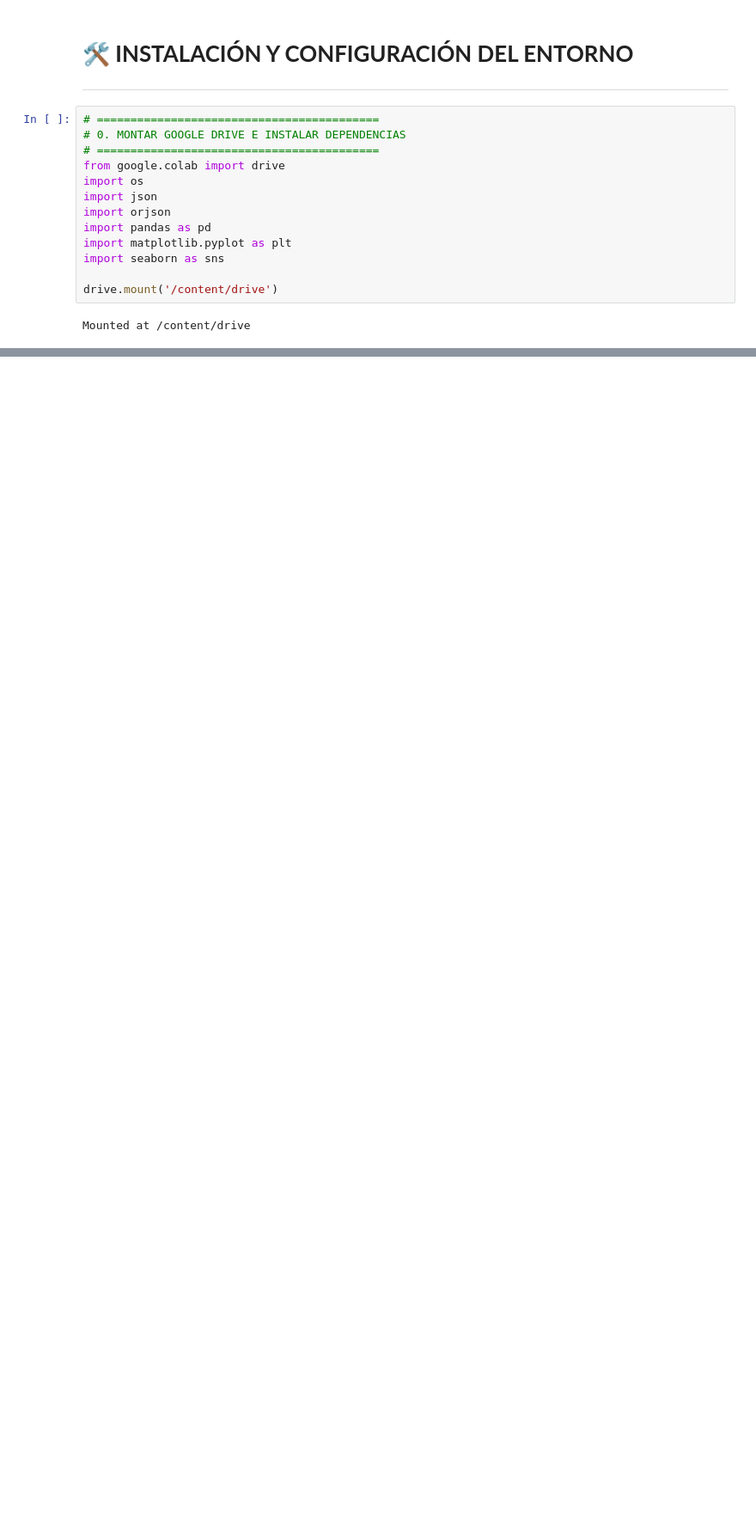
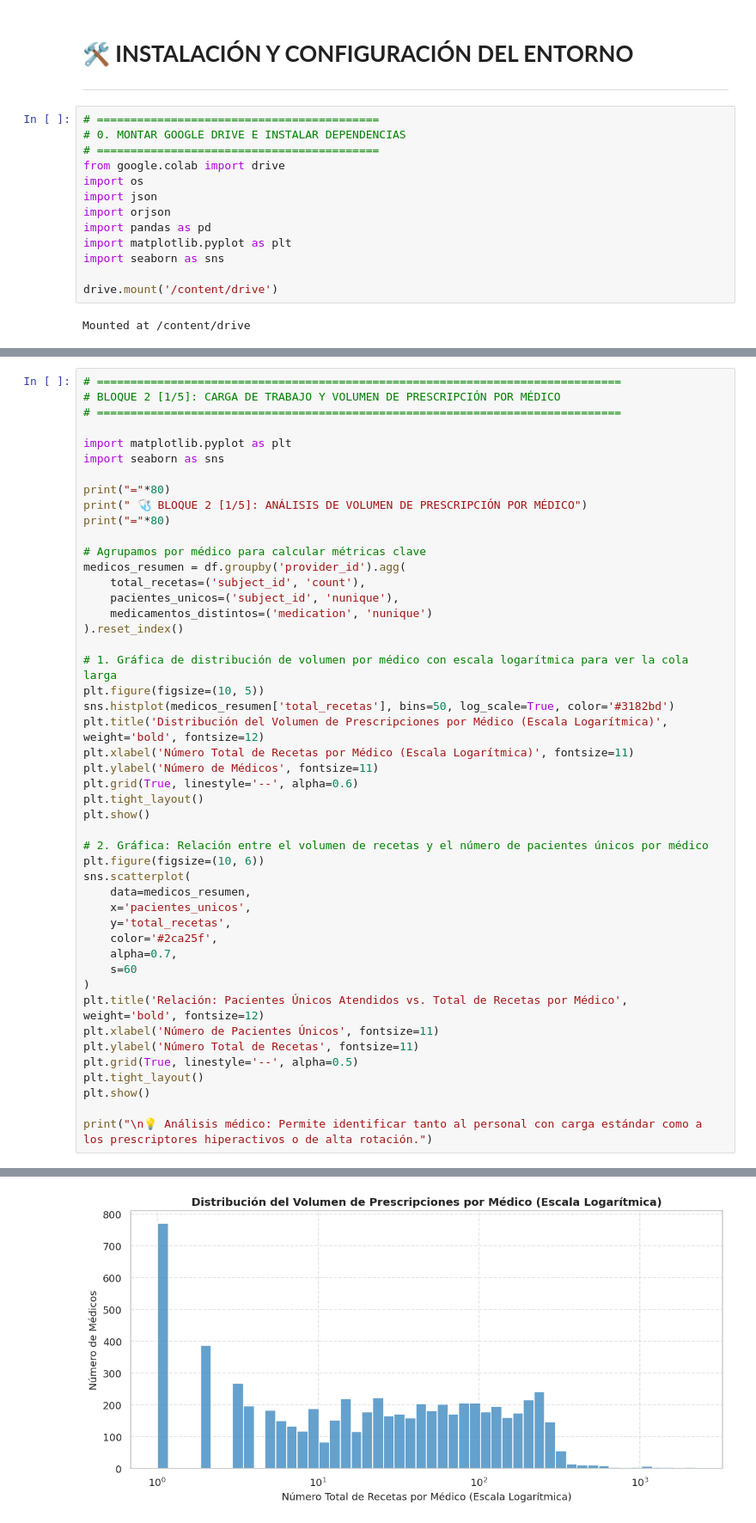
Before and after one commit to antoniojoseom/fhir-fraud-detection-ai, a Jupyter notebook: notebooks/eda_analysis.ipynb, the cells around one changed output, grey strips where cells are left out. Shown at 86% size. Saved outputs shown, nothing was run; the diff lists cells and outputs as text; blank space fills up the shorter version.

```diff
--- a/notebooks/eda_analysis.ipynb
+++ b/notebooks/eda_analysis.ipynb
@@ -1053,0 +263,48 @@ for med_id in lista_5_medicos:
+# %%
+# ==============================================================================
+# BLOQUE 2 [1/5]: CARGA DE TRABAJO Y VOLUMEN DE PRESCRIPCIÓN POR MÉDICO
+# ==============================================================================
+
+import matplotlib.pyplot as plt
+import seaborn as sns
+
+print("="*80)
+print(" 🩺 BLOQUE 2 [1/5]: ANÁLISIS DE VOLUMEN DE PRESCRIPCIÓN POR MÉDICO")
+print("="*80)
+
+# Agrupamos por médico para calcular métricas clave
+medicos_resumen = df.groupby('provider_id').agg(
+    total_recetas=('subject_id', 'count'),
+    pacientes_unicos=('subject_id', 'nunique'),
+    medicamentos_distintos=('medication', 'nunique')
+).reset_index()
+
+# 1. Gráfica de distribución de volumen por médico con escala logarítmica para ver la cola larga
+plt.figure(figsize=(10, 5))
+sns.histplot(medicos_resumen['total_recetas'], bins=50, log_scale=True, color='#3182bd')
+plt.title('Distribución del Volumen de Prescripciones por Médico (Escala Logarítmica)', weight='bold', fontsize=12)
+plt.xlabel('Número Total de Recetas por Médico (Escala Logarítmica)', fontsize=11)
+plt.ylabel('Número de Médicos', fontsize=11)
+plt.grid(True, linestyle='--', alpha=0.6)
+plt.tight_layout()
+plt.show()
+
+# 2. Gráfica: Relación entre el volumen de recetas y el número de pacientes únicos por médico
+plt.figure(figsize=(10, 6))
+sns.scatterplot(
+    data=medicos_resumen,
+    x='pacientes_unicos',
+    y='total_recetas',
+    color='#2ca25f',
+    alpha=0.7,
+    s=60
+)
+plt.title('Relación: Pacientes Únicos Atendidos vs. Total de Recetas por Médico', weight='bold', fontsize=12)
+plt.xlabel('Número de Pacientes Únicos', fontsize=11)
+plt.ylabel('Número Total de Recetas', fontsize=11)
+plt.grid(True, linestyle='--', alpha=0.5)
+plt.tight_layout()
+plt.show()
+
+print("\n💡 Análisis médico: Permite identificar tanto al personal con carga estándar como a los prescriptores hiperactivos o de alta rotación.")
+# %% [output]
@@ -1053,0 +314 @@ for med_id in lista_5_medicos:
+[figure, added]
```
Also changed, not shown: parts of 92 cells of this notebook, 1 other file.
